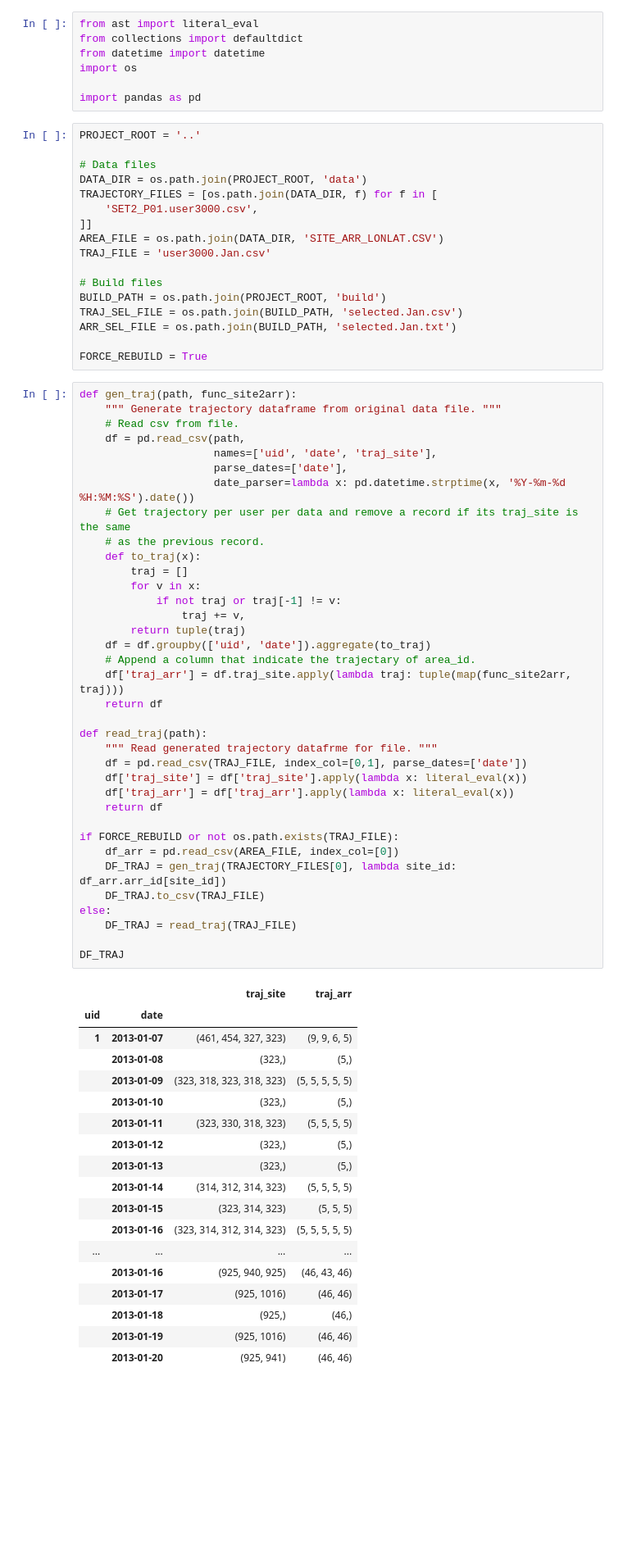
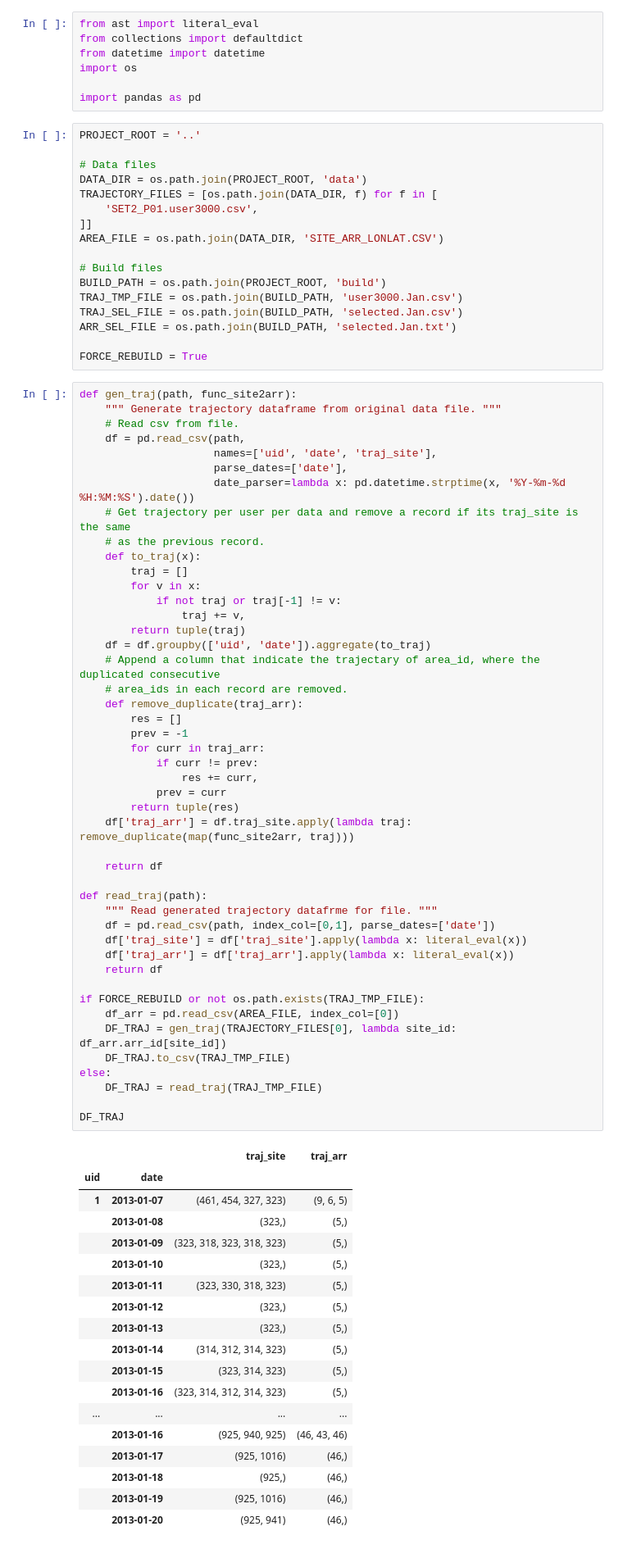
Before and after one commit to jie-mei/differential-privacy, a Jupyter notebook: scripts/trajectary_generation.ipynb, the cells around one changed output. Shown: that part at 82% size. Saved outputs shown, nothing was run; the diff lists cells and outputs as text; blank space fills up the shorter version.

Commit message:
Merge duplicated consequtive areas in traj_arr

```diff
--- a/scripts/trajectary_generation.ipynb
+++ b/scripts/trajectary_generation.ipynb
@@ -22,10 +22,10 @@ TRAJECTORY_FILES = [os.path.join(DATA_DIR, f) for f in [
     'SET2_P01.user3000.csv',
 ]]
 AREA_FILE = os.path.join(DATA_DIR, 'SITE_ARR_LONLAT.CSV')
-TRAJ_FILE = 'user3000.Jan.csv'
 
 # Build files
 BUILD_PATH = os.path.join(PROJECT_ROOT, 'build')
+TRAJ_TMP_FILE = os.path.join(BUILD_PATH, 'user3000.Jan.csv')
 TRAJ_SEL_FILE = os.path.join(BUILD_PATH, 'selected.Jan.csv')
 ARR_SEL_FILE = os.path.join(BUILD_PATH, 'selected.Jan.txt')
 
@@ -36,55 +36,65 @@ def gen_traj(path, func_site2arr):
     # Read csv from file.
     df = pd.read_csv(path,
                      names=['uid', 'date', 'traj_site'],
                      parse_dates=['date'],
                      date_parser=lambda x: pd.datetime.strptime(x, '%Y-%m-%d %H:%M:%S').date())
     # Get trajectory per user per data and remove a record if its traj_site is the same
     # as the previous record.
     def to_traj(x):
         traj = []
         for v in x:
             if not traj or traj[-1] != v:
                 traj += v,
         return tuple(traj)
     df = df.groupby(['uid', 'date']).aggregate(to_traj)
-    # Append a column that indicate the trajectary of area_id.
-    df['traj_arr'] = df.traj_site.apply(lambda traj: tuple(map(func_site2arr, traj)))
+    # Append a column that indicate the trajectary of area_id, where the duplicated consecutive
+    # area_ids in each record are removed.
+    def remove_duplicate(traj_arr):
+        res = []
+        prev = -1
+        for curr in traj_arr:
+            if curr != prev:
+                res += curr,
+            prev = curr
+        return tuple(res)
+    df['traj_arr'] = df.traj_site.apply(lambda traj: remove_duplicate(map(func_site2arr, traj)))
+
     return df
 
 def read_traj(path):
     """ Read generated trajectory datafrme for file. """
-    df = pd.read_csv(TRAJ_FILE, index_col=[0,1], parse_dates=['date'])
+    df = pd.read_csv(path, index_col=[0,1], parse_dates=['date'])
     df['traj_site'] = df['traj_site'].apply(lambda x: literal_eval(x))
     df['traj_arr'] = df['traj_arr'].apply(lambda x: literal_eval(x))
     return df
 
-if FORCE_REBUILD or not os.path.exists(TRAJ_FILE):
+if FORCE_REBUILD or not os.path.exists(TRAJ_TMP_FILE):
     df_arr = pd.read_csv(AREA_FILE, index_col=[0])
     DF_TRAJ = gen_traj(TRAJECTORY_FILES[0], lambda site_id: df_arr.arr_id[site_id])
-    DF_TRAJ.to_csv(TRAJ_FILE)
+    DF_TRAJ.to_csv(TRAJ_TMP_FILE)
 else:
-    DF_TRAJ = read_traj(TRAJ_FILE)
+    DF_TRAJ = read_traj(TRAJ_TMP_FILE)
 
 DF_TRAJ
 # %% [output]
 |  |  | traj_site | traj_arr |
 | uid | date |  |  |
-| 1 | 2013-01-07 | (461, 454, 327, 323) | (9, 9, 6, 5) |
+| 1 | 2013-01-07 | (461, 454, 327, 323) | (9, 6, 5) |
 |  | 2013-01-08 | (323,) | (5,) |
-|  | 2013-01-09 | (323, 318, 323, 318, 323) | (5, 5, 5, 5, 5) |
+|  | 2013-01-09 | (323, 318, 323, 318, 323) | (5,) |
 |  | 2013-01-10 | (323,) | (5,) |
-|  | 2013-01-11 | (323, 330, 318, 323) | (5, 5, 5, 5) |
+|  | 2013-01-11 | (323, 330, 318, 323) | (5,) |
 |  | 2013-01-12 | (323,) | (5,) |
 |  | 2013-01-13 | (323,) | (5,) |
-|  | 2013-01-14 | (314, 312, 314, 323) | (5, 5, 5, 5) |
-|  | 2013-01-15 | (323, 314, 323) | (5, 5, 5) |
-|  | 2013-01-16 | (323, 314, 312, 314, 323) | (5, 5, 5, 5, 5) |
+|  | 2013-01-14 | (314, 312, 314, 323) | (5,) |
+|  | 2013-01-15 | (323, 314, 323) | (5,) |
+|  | 2013-01-16 | (323, 314, 312, 314, 323) | (5,) |
 | ... | ... | ... | ... |
 |  | 2013-01-16 | (925, 940, 925) | (46, 43, 46) |
-|  | 2013-01-17 | (925, 1016) | (46, 46) |
+|  | 2013-01-17 | (925, 1016) | (46,) |
 |  | 2013-01-18 | (925,) | (46,) |
-|  | 2013-01-19 | (925, 1016) | (46, 46) |
-|  | 2013-01-20 | (925, 941) | (46, 46) |
+|  | 2013-01-19 | (925, 1016) | (46,) |
+|  | 2013-01-20 | (925, 941) | (46,) |
 37584 rows × 2 columns
 # %% [markdown]
 ## Area Frequency Analysis
```
Also changed, not shown: parts of 2 cells of this notebook, 2 other files.
